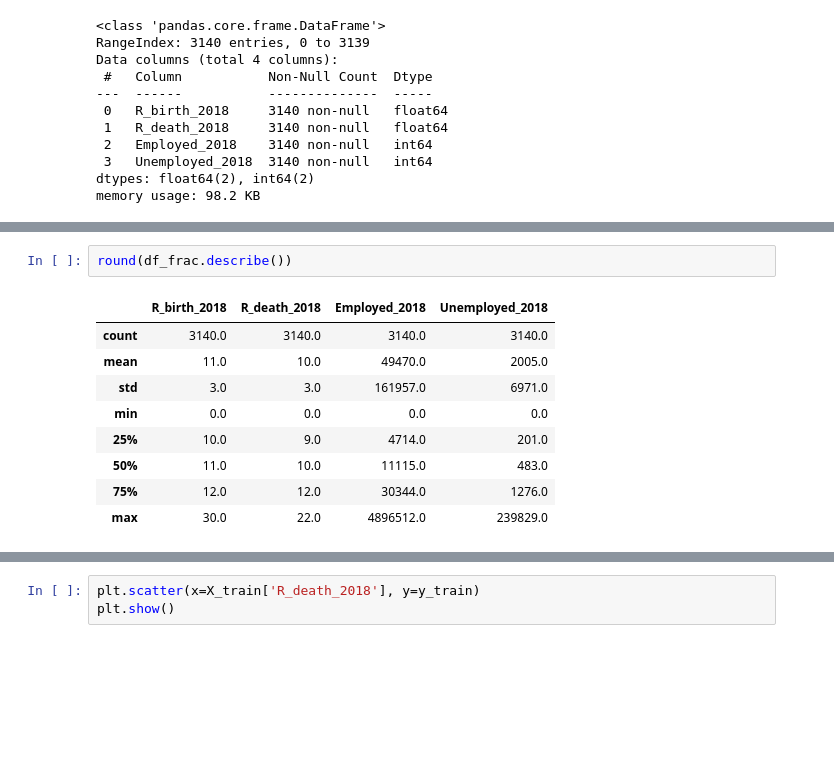
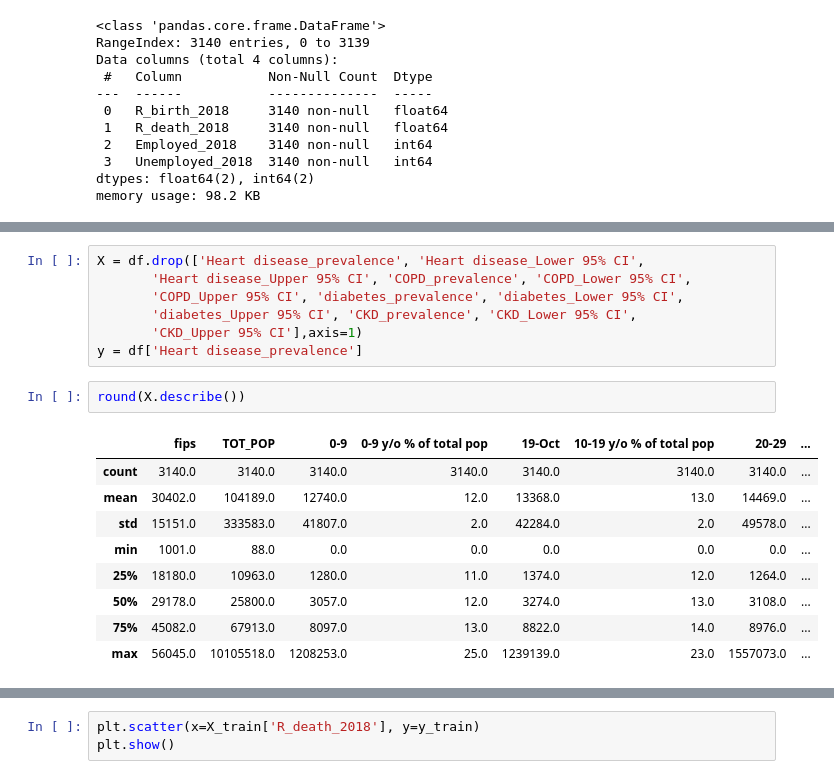
Before and after one commit to mronqui/regularized-linear-regression-project, a Jupyter notebook: src/explore.ipynb, the cells around one changed output, grey strips where cells are left out. Cells and saved outputs as stored; diff of their text form; blank space fills up the shorter version.

```diff
--- a/src/explore.ipynb
+++ b/src/explore.ipynb
@@ -66,13 +136,20 @@ df_frac=df[['R_birth_2018','R_death_2018','Employed_2018','Unemployed_2018']]
+# %%
+X = df.drop(['Heart disease_prevalence', 'Heart disease_Lower 95% CI',
+       'Heart disease_Upper 95% CI', 'COPD_prevalence', 'COPD_Lower 95% CI',
+       'COPD_Upper 95% CI', 'diabetes_prevalence', 'diabetes_Lower 95% CI',
+       'diabetes_Upper 95% CI', 'CKD_prevalence', 'CKD_Lower 95% CI',
+       'CKD_Upper 95% CI'],axis=1)
+y = df['Heart disease_prevalence']
 # %%
-round(df_frac.describe())
+round(X.describe())
 # %% [output]
-|  | R_birth_2018 | R_death_2018 | Employed_2018 | Unemployed_2018 |
-| count | 3140.0 | 3140.0 | 3140.0 | 3140.0 |
-| mean | 11.0 | 10.0 | 49470.0 | 2005.0 |
-| std | 3.0 | 3.0 | 161957.0 | 6971.0 |
-| min | 0.0 | 0.0 | 0.0 | 0.0 |
-| 25% | 10.0 | 9.0 | 4714.0 | 201.0 |
-| 50% | 11.0 | 10.0 | 11115.0 | 483.0 |
-| 75% | 12.0 | 12.0 | 30344.0 | 1276.0 |
-| max | 30.0 | 22.0 | 4896512.0 | 239829.0 |
+|  | fips | TOT_POP | 0-9 | 0-9 y/o % of total pop | 19-Oct | 10-19 y/o % of total pop | 20-29 | ... |
+| count | 3140.0 | 3140.0 | 3140.0 | 3140.0 | 3140.0 | 3140.0 | 3140.0 | ... |
+| mean | 30402.0 | 104189.0 | 12740.0 | 12.0 | 13368.0 | 13.0 | 14469.0 | ... |
+| std | 15151.0 | 333583.0 | 41807.0 | 2.0 | 42284.0 | 2.0 | 49578.0 | ... |
+| min | 1001.0 | 88.0 | 0.0 | 0.0 | 0.0 | 0.0 | 0.0 | ... |
+| 25% | 18180.0 | 10963.0 | 1280.0 | 11.0 | 1374.0 | 12.0 | 1264.0 | ... |
+| 50% | 29178.0 | 25800.0 | 3057.0 | 12.0 | 3274.0 | 13.0 | 3108.0 | ... |
+| 75% | 45082.0 | 67913.0 | 8097.0 | 13.0 | 8822.0 | 14.0 | 8976.0 | ... |
+| max | 56045.0 | 10105518.0 | 1208253.0 | 25.0 | 1239139.0 | 23.0 | 1557073.0 | ... |
 # %%
```
Also changed, not shown: parts of 20 cells of this notebook, 1 other file.
